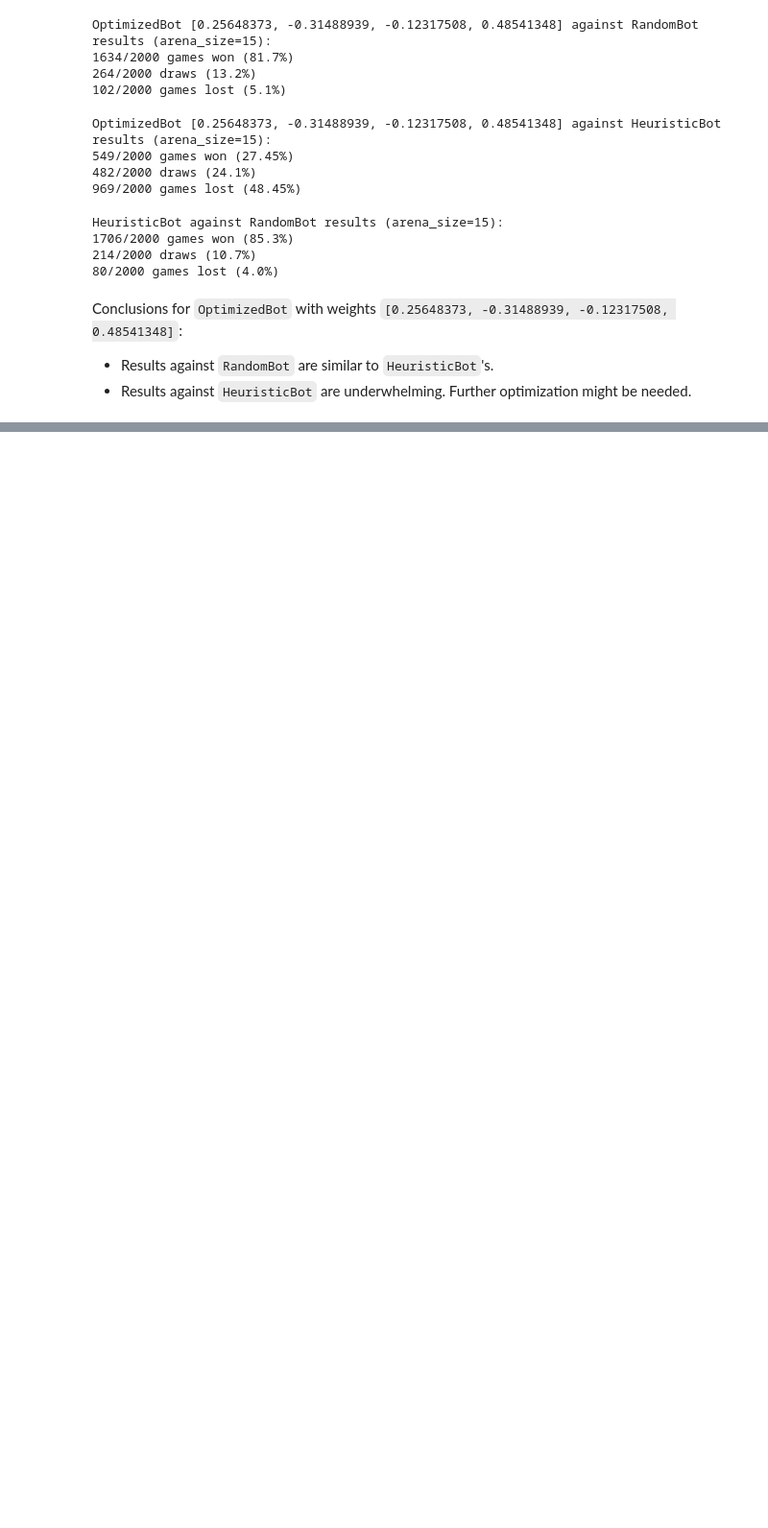
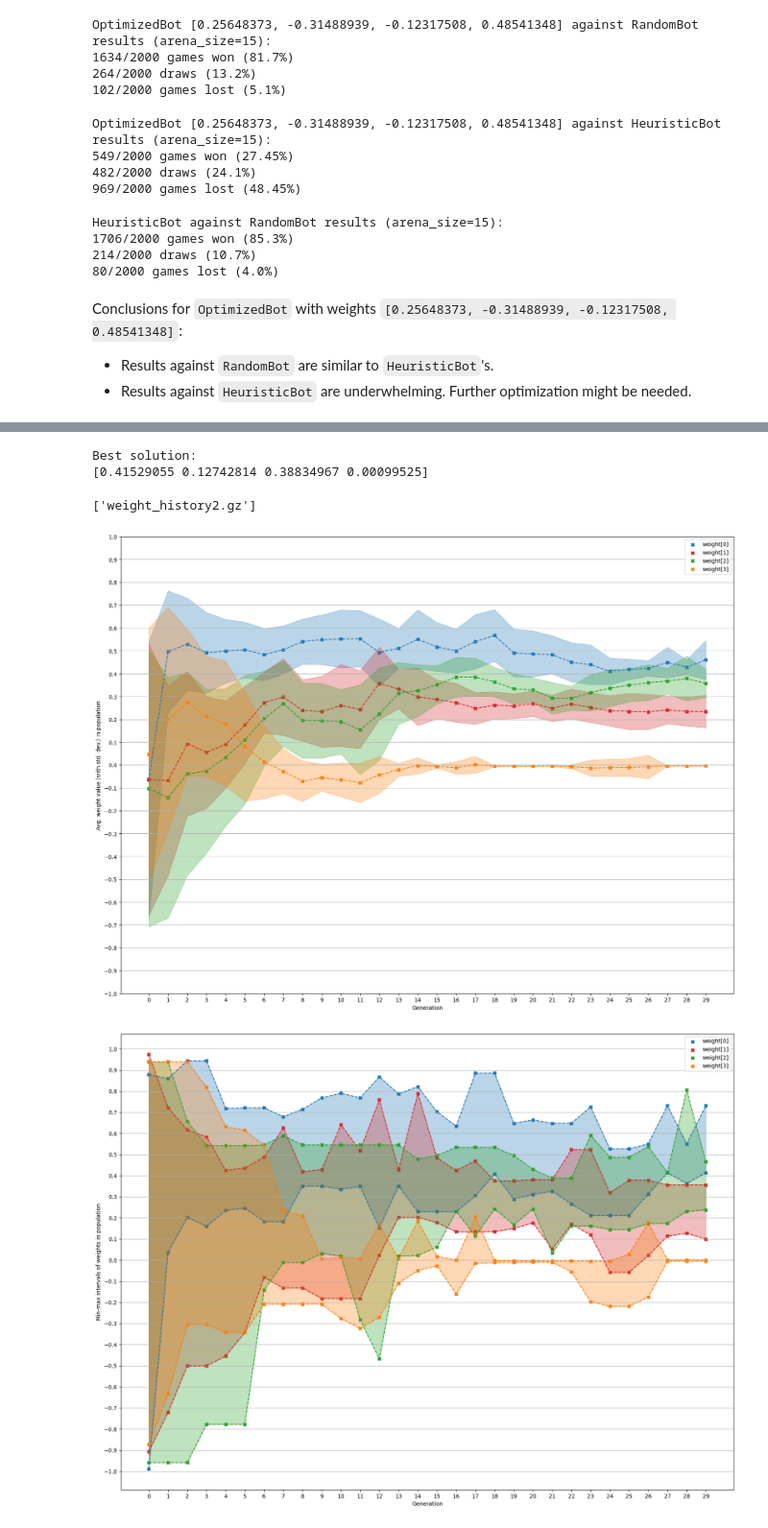
Before and after one commit to adam-handke/blockade, a Jupyter notebook: training/optimization.ipynb, the cells around one changed output, grey strips where cells are left out. Shown at 96% size. Drawn from its saved outputs; the diff is of its cells as text; code cells hidden in the pictures; blank space fills up the shorter version.

Commit message:
add: Evolutionary optimization - second attempt.

```diff
--- a/training/optimization.ipynb
+++ b/training/optimization.ipynb
@@ -188,6 +173,3 @@ joblib.dump(weight_history, 'weight_history.gz', compress=True)
 # %% [markdown]
 ## Show evolution history
-# %%
-# load weight history
-weight_history = joblib.load('weight_history.gz')
 # %%
@@ -267,0 +254,5 @@ def make_bot_comparison(bot1, bot2, arena_size=15, num_seeds=1000, repetitions=2
+# %%
+# load weight history and plot it
+weight_history1 = joblib.load('weight_history1.gz')
+plot_history(weight_history1, num_generations=50, mode='avg', filename='avg-weight-evolution1.png')
+plot_history(weight_history1, num_generations=50, mode='min-max', filename='min-max-weight-evolution1.png')
@@ -292,0 +294,19 @@ Conclusions for `OptimizedBot` with weights `[0.25648373, -0.31488939, -0.123175
+# %%
+weight_history2 = bot_evolution(arena_size=15, pop_size=30, num_generations=30,
+                                mutation_prob=0.6, mutation_scale=0.15,
+                                tournament_size=4, tournament_repetitions=2)
+
+# save weight history
+joblib.dump(weight_history2, 'weight_history2.gz', compress=True)
+# %% [output]
+Best solution:
+[0.41529055 0.12742814 0.38834967 0.00099525]
+['weight_history2.gz']
+# %%
+# load weight history and plot it
+weight_history2 = joblib.load('weight_history2.gz')
+plot_history(weight_history2, num_generations=30, mode='avg', filename='avg-weight-evolution2.png')
+plot_history(weight_history2, num_generations=30, mode='min-max', filename='min-max-weight-evolution2.png')
+# %% [output]
+[figure, added]
+[figure, added]
```
Also changed, not shown: parts of 15 cells of this notebook, 5 other files.
